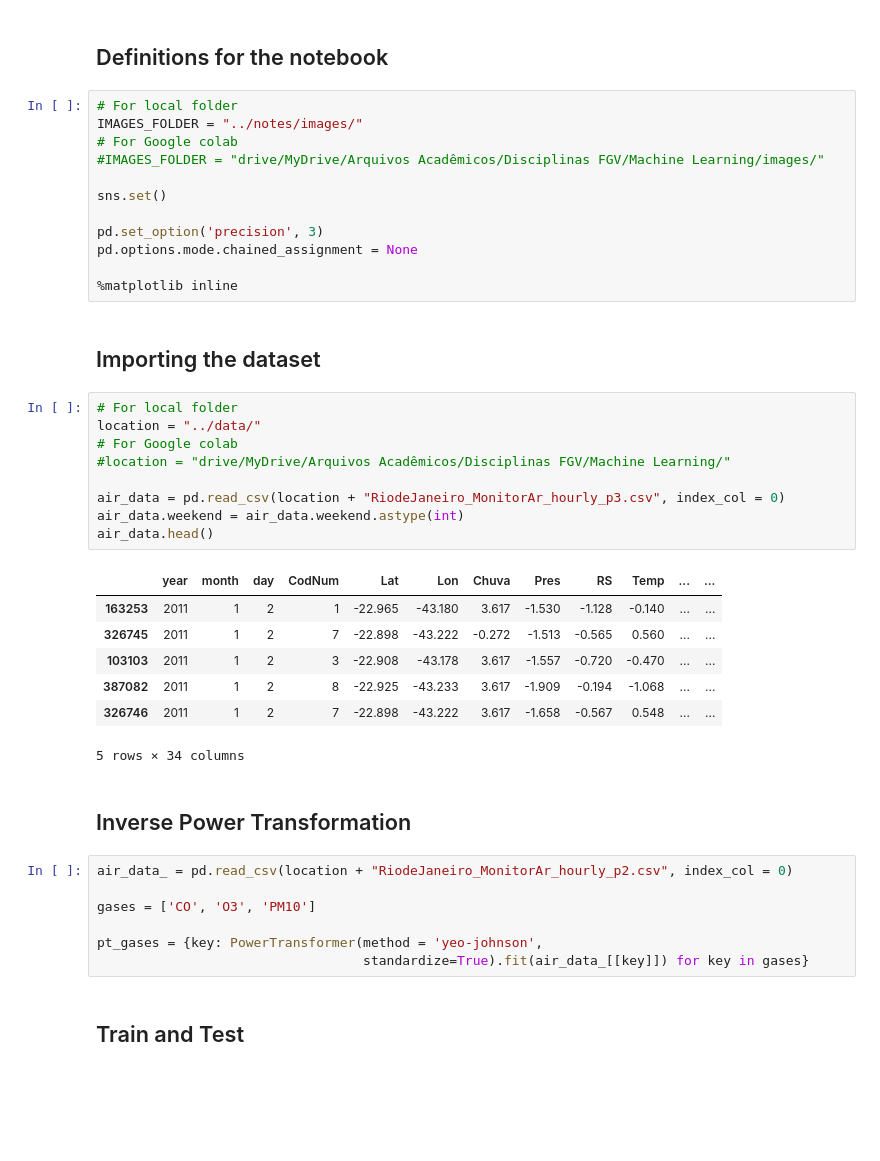
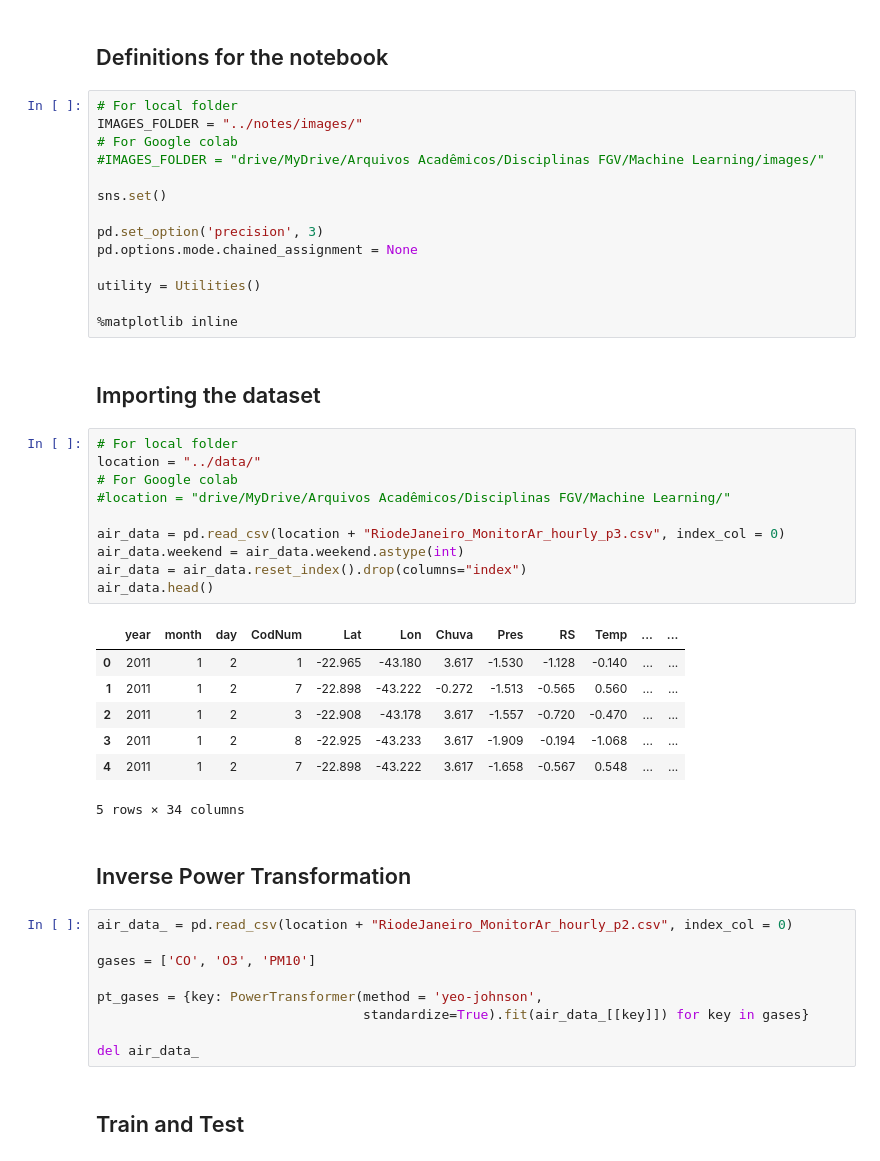
Before and after one commit to lucasmoschen/machine-learning-project, a Jupyter notebook: notebooks/modeling.ipynb, the cells around one changed output. Saved outputs shown, nothing was run; the diff lists cells and outputs as text; blank space fills up the shorter version.

Commit message:
Added utilities, first linear regresion

```diff
--- a/notebooks/modeling.ipynb
+++ b/notebooks/modeling.ipynb
@@ -37,25 +44,28 @@ sns.set()
 pd.set_option('precision', 3)
 pd.options.mode.chained_assignment = None
 
+utility = Utilities()
+
 %matplotlib inline
 # %% [markdown]
 ## Importing the dataset
 # %%
 # For local folder
 location = "../data/"
 # For Google colab
 #location = "drive/MyDrive/Arquivos Acadêmicos/Disciplinas FGV/Machine Learning/"
 
 air_data = pd.read_csv(location + "RiodeJaneiro_MonitorAr_hourly_p3.csv", index_col = 0)
 air_data.weekend = air_data.weekend.astype(int)
+air_data = air_data.reset_index().drop(columns="index")
 air_data.head()
 # %% [output]
 |  | year | month | day | CodNum | Lat | Lon | Chuva | Pres | RS | Temp | ... | ... |
-| 163253 | 2011 | 1 | 2 | 1 | -22.965 | -43.180 | 3.617 | -1.530 | -1.128 | -0.140 | ... | ... |
-| 326745 | 2011 | 1 | 2 | 7 | -22.898 | -43.222 | -0.272 | -1.513 | -0.565 | 0.560 | ... | ... |
-| 103103 | 2011 | 1 | 2 | 3 | -22.908 | -43.178 | 3.617 | -1.557 | -0.720 | -0.470 | ... | ... |
-| 387082 | 2011 | 1 | 2 | 8 | -22.925 | -43.233 | 3.617 | -1.909 | -0.194 | -1.068 | ... | ... |
-| 326746 | 2011 | 1 | 2 | 7 | -22.898 | -43.222 | 3.617 | -1.658 | -0.567 | 0.548 | ... | ... |
+| 0 | 2011 | 1 | 2 | 1 | -22.965 | -43.180 | 3.617 | -1.530 | -1.128 | -0.140 | ... | ... |
+| 1 | 2011 | 1 | 2 | 7 | -22.898 | -43.222 | -0.272 | -1.513 | -0.565 | 0.560 | ... | ... |
+| 2 | 2011 | 1 | 2 | 3 | -22.908 | -43.178 | 3.617 | -1.557 | -0.720 | -0.470 | ... | ... |
+| 3 | 2011 | 1 | 2 | 8 | -22.925 | -43.233 | 3.617 | -1.909 | -0.194 | -1.068 | ... | ... |
+| 4 | 2011 | 1 | 2 | 7 | -22.898 | -43.222 | 3.617 | -1.658 | -0.567 | 0.548 | ... | ... |
 5 rows × 34 columns
 # %% [markdown]
 ## Inverse Power Transformation
@@ -66,6 +76,8 @@ gases = ['CO', 'O3', 'PM10']
 
 pt_gases = {key: PowerTransformer(method = 'yeo-johnson',
                                   standardize=True).fit(air_data_[[key]]) for key in gases}
+
+del air_data_
 # %% [markdown]
 ## Train and Test
 # %%
```
Also changed, not shown: parts of 15 cells of this notebook, 5 other files.
